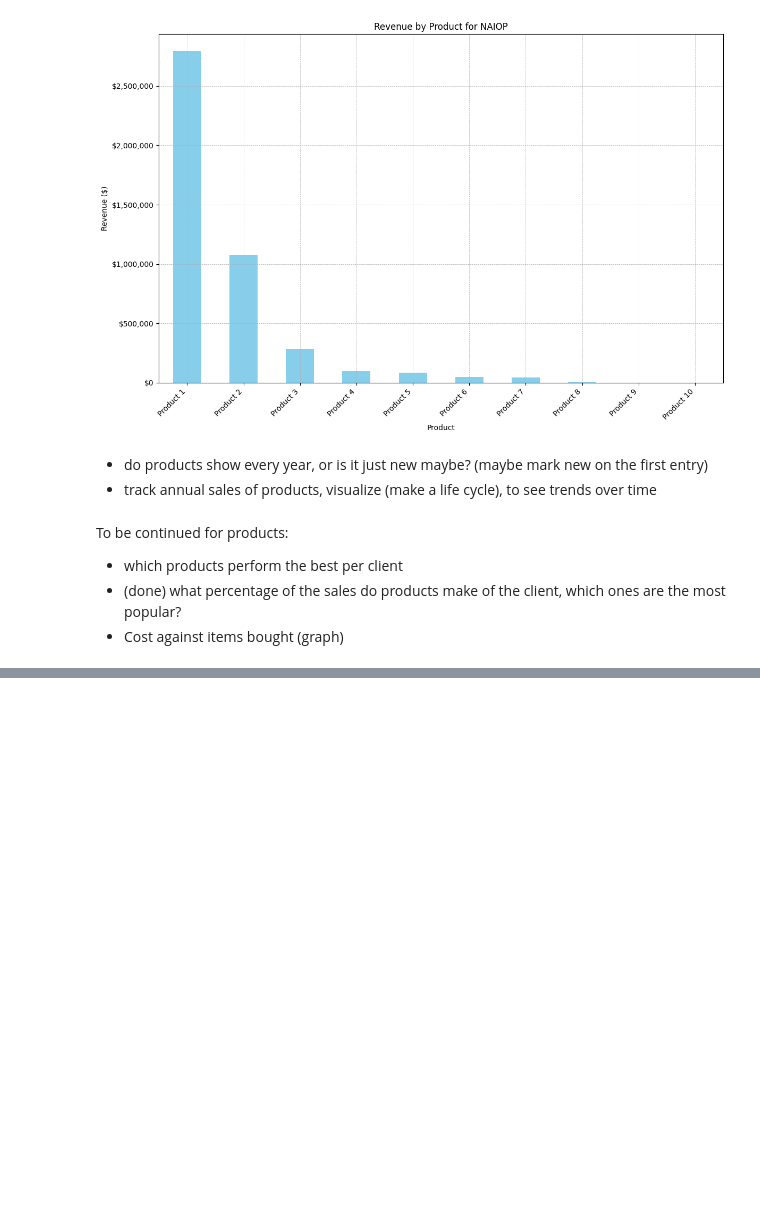
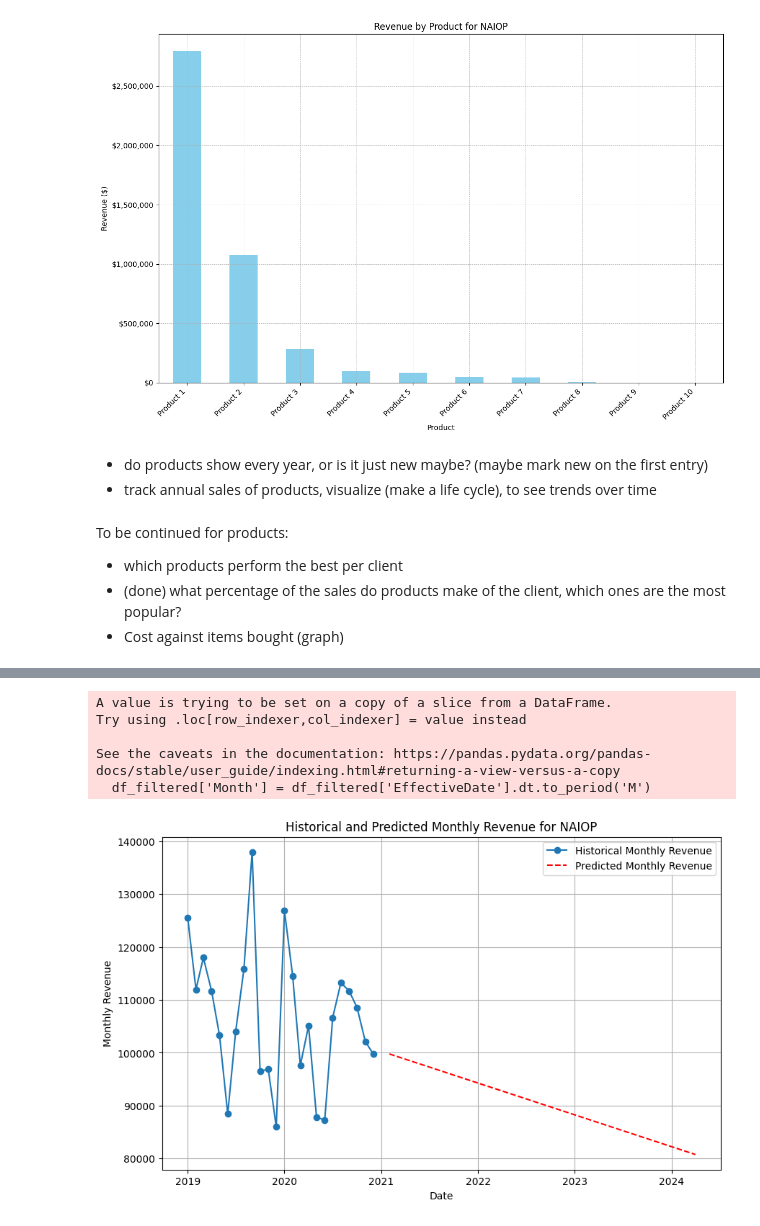
Before and after one commit to aKssup/data-consulting, a Jupyter notebook: mem_data_analysis.ipynb, the cells around one changed output, grey strips where cells are left out. Cells and saved outputs as stored; diff of their text form; code cells hidden in the pictures; blank space fills up the shorter version.

```diff
--- a/mem_data_analysis.ipynb
+++ b/mem_data_analysis.ipynb
@@ -845,0 +867,55 @@ To be continued for products:
+# %%
+import pandas as pd
+import numpy as np
+from sklearn.linear_model import LinearRegression
+import matplotlib.pyplot as plt
+from matplotlib.dates import date2num
+
+# Assuming 'df_mem' is your DataFrame with the necessary columns for membership data
+
+# Filtering data by client and date
+df_filtered = df_mem[(df_mem['Client'] == 'NAIOP') & (df_mem['EffectiveDate'].dt.year >= 2019)]
+df_filtered['Month'] = df_filtered['EffectiveDate'].dt.to_period('M')
+
+# Grouping data by month to calculate monthly revenue
+revenue_by_month_naiop = df_filtered.groupby(['Month'])['Total'].sum().reset_index()
+revenue_by_month_naiop['Month'] = revenue_by_month_naiop['Month'].dt.to_timestamp()
+
+# Fit the linear regression model to data up to mid-2021
+training_data = revenue_by_month_naiop[revenue_by_month_naiop['Month'] < pd.Timestamp('2021-01-01')]
+X_train = np.array([d.toordinal() for d in training_data['Month']]).reshape(-1, 1)
+y_train = training_data['Total'].values
+
+model = LinearRegression()
+model.fit(X_train, y_train)
+
+# Generate dates from mid-2021 to the present for predictions
+predict_dates = pd.date_range(start='2021-01-01', end=pd.to_datetime("today"), freq='M')
+predict_dates_ordinal = np.array([d.toordinal() for d in predict_dates]).reshape(-1, 1)
+
+# Predict the monthly revenue
+predicted_sales = model.predict(predict_dates_ordinal)
+
+# Plotting historical data up to mid-2021
+plt.figure(figsize=(10, 6))
+plt.plot(training_data['Month'], training_data['Total'], label='Historical Monthly Revenue', marker='o')
+
+# Plotting predicted monthly revenue from mid-2021 to present
+plt.plot(predict_dates, predicted_sales, label='Predicted Monthly Revenue', linestyle='--', color='red')
+
+# Set the title and labels
+plt.title('Historical and Predicted Monthly Revenue for NAIOP')
+plt.xlabel('Date')
+plt.ylabel('Monthly Revenue')
+plt.legend()
+plt.grid(True)
+
+# Display the plot
+plt.show()
+# %% [output]
+A value is trying to be set on a copy of a slice from a DataFrame.
+Try using .loc[row_indexer,col_indexer] = value instead
+
+See the caveats in the documentation: https://pandas.pydata.org/pandas-docs/stable/user_guide/indexing.html#returning-a-view-versus-a-copy
+  df_filtered['Month'] = df_filtered['EffectiveDate'].dt.to_period('M')
+[figure, added]
```
Also changed, not shown: parts of 2 cells of this notebook, 1 other file.
